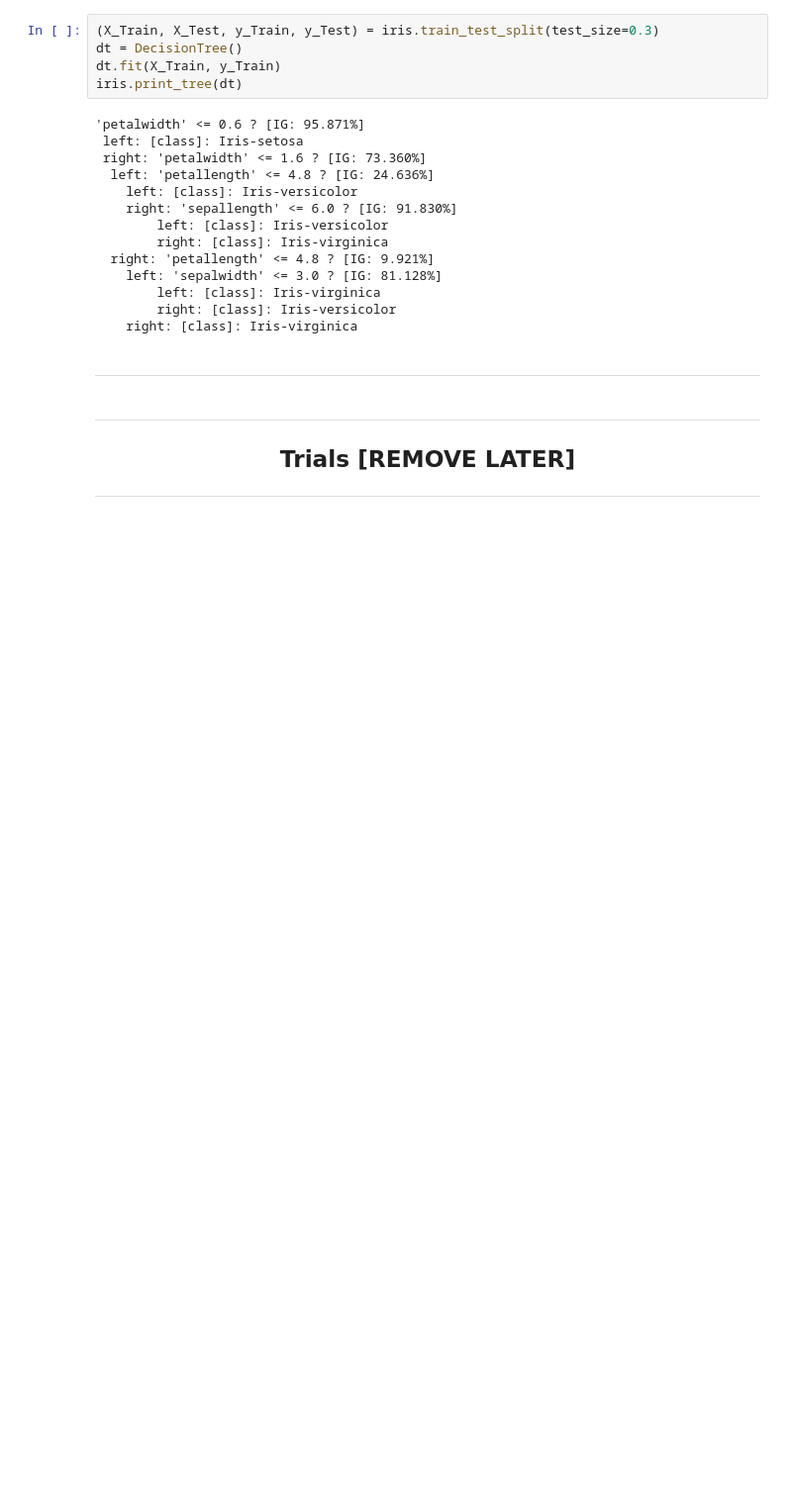
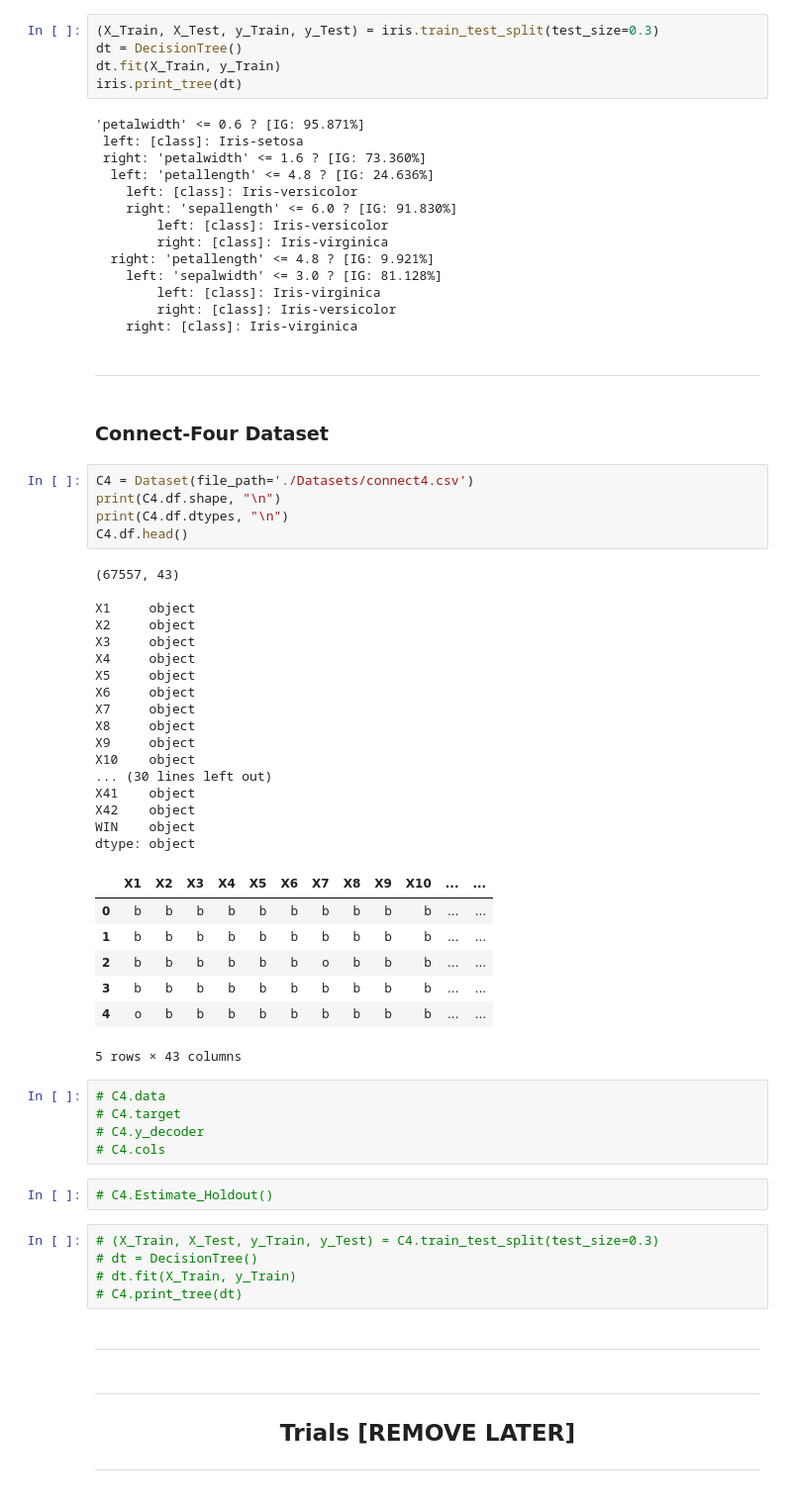
Before and after one commit to EstevesX10/AI-Decision-Trees-ID3, a Jupyter notebook: Decision Trees - ID3/Decision_Trees_ID3.ipynb, the cells around one changed output. Shown at 99% size. Saved outputs shown, nothing was run; the diff lists cells and outputs as text; blank space fills up the shorter version.

Commit message:
Added a Section for the Connect Four Analysis

```diff
--- a/Decision Trees - ID3/Decision_Trees_ID3.ipynb
+++ b/Decision Trees - ID3/Decision_Trees_ID3.ipynb
@@ -612,6 +614,52 @@ iris.print_tree(dt)
         left: [class]: Iris-virginica
         right: [class]: Iris-versicolor
     right: [class]: Iris-virginica
+# %% [markdown]
+---
+# %% [markdown]
+### Connect-Four Dataset
+# %%
+C4 = Dataset(file_path='./Datasets/connect4.csv')
+print(C4.df.shape, "\n")
+print(C4.df.dtypes, "\n")
+C4.df.head()
+# %% [output]
+(67557, 43)
+
+X1     object
+X2     object
+X3     object
+X4     object
+X5     object
+X6     object
+X7     object
+X8     object
+X9     object
+X10    object
+... (30 lines left out)
+X41    object
+X42    object
+WIN    object
+dtype: object
+|  | X1 | X2 | X3 | X4 | X5 | X6 | X7 | X8 | X9 | X10 | ... | ... |
+| 0 | b | b | b | b | b | b | b | b | b | b | ... | ... |
+| 1 | b | b | b | b | b | b | b | b | b | b | ... | ... |
+| 2 | b | b | b | b | b | b | o | b | b | b | ... | ... |
+| 3 | b | b | b | b | b | b | b | b | b | b | ... | ... |
+| 4 | o | b | b | b | b | b | b | b | b | b | ... | ... |
+5 rows × 43 columns
+# %%
+# C4.data
+# C4.target
+# C4.y_decoder
+# C4.cols
+# %%
+# C4.Estimate_Holdout()
+# %%
+# (X_Train, X_Test, y_Train, y_Test) = C4.train_test_split(test_size=0.3)
+# dt = DecisionTree()
+# dt.fit(X_Train, y_Train)
+# C4.print_tree(dt)
 # %% [markdown]
 ---
 # %% [markdown]
```
Also changed, not shown: parts of 1 cell of this notebook.
